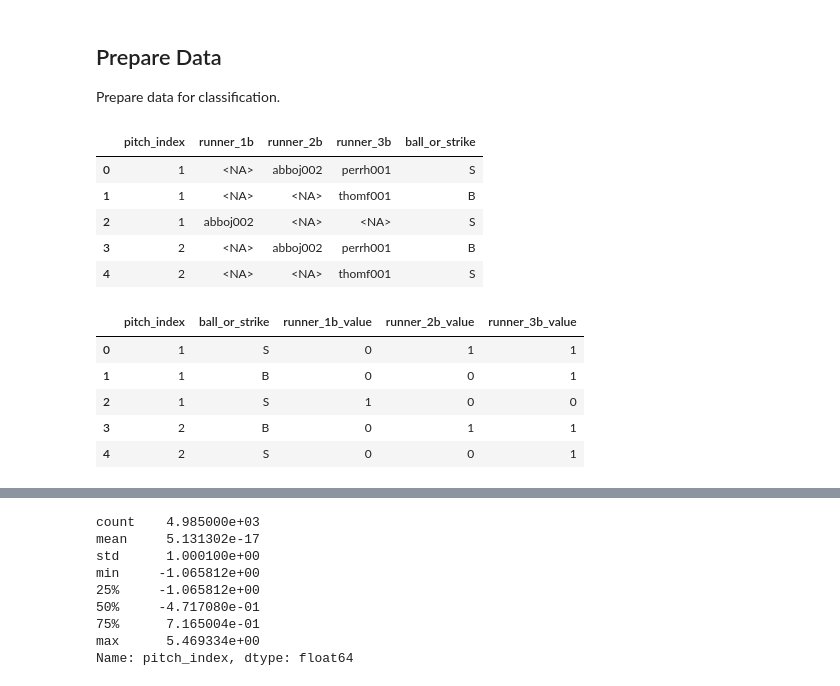
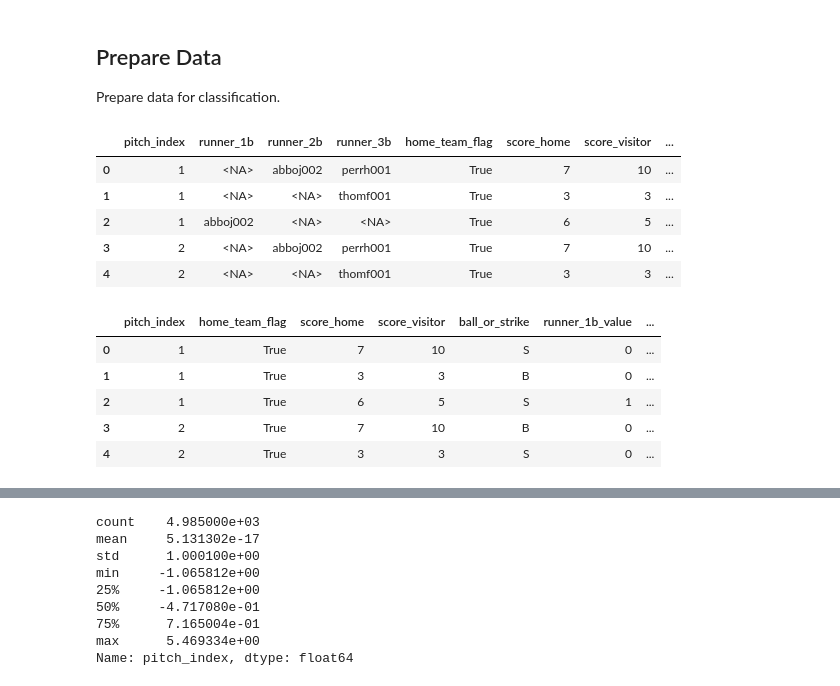
Before and after one commit to glroland/baseball, a Jupyter notebook: src/predict/predict_pitch_experiment.ipynb, the cells around one changed output, grey strips where cells are left out. Saved outputs shown, nothing was run; the diff lists cells and outputs as text; code cells hidden in the pictures.

Commit message:
added score deficit as a feature

```diff
--- a/src/predict/predict_pitch_experiment.ipynb
+++ b/src/predict/predict_pitch_experiment.ipynb
@@ -133,32 +131,32 @@ def override_with_stable_data(df):
 Prepare data for classification.
 # %%
 # focus data frame on prediction values
-df = full_df[["pitch_index", "runner_1b", "runner_2b", "runner_3b", "ball_or_strike"]]
+df = full_df[["pitch_index", "runner_1b", "runner_2b", "runner_3b", "home_team_flag", "score_home", "score_visitor", "ball_or_strike"]]
 df = df[df['ball_or_strike'].notnull()]
 
 df = df.convert_dtypes()
 df.head()
 # %% [output]
-|  | pitch_index | runner_1b | runner_2b | runner_3b | ball_or_strike |
-| 0 | 1 | <NA> | abboj002 | perrh001 | S |
-| 1 | 1 | <NA> | <NA> | thomf001 | B |
-| 2 | 1 | abboj002 | <NA> | <NA> | S |
-| 3 | 2 | <NA> | abboj002 | perrh001 | B |
-| 4 | 2 | <NA> | <NA> | thomf001 | S |
+|  | pitch_index | runner_1b | runner_2b | runner_3b | home_team_flag | score_home | score_visitor | ... |
+| 0 | 1 | <NA> | abboj002 | perrh001 | True | 7 | 10 | ... |
+| 1 | 1 | <NA> | <NA> | thomf001 | True | 3 | 3 | ... |
+| 2 | 1 | abboj002 | <NA> | <NA> | True | 6 | 5 | ... |
+| 3 | 2 | <NA> | abboj002 | perrh001 | True | 7 | 10 | ... |
+| 4 | 2 | <NA> | <NA> | thomf001 | True | 3 | 3 | ... |
 # %%
 df['runner_1b_value'] = df['runner_1b'].apply(lambda x: VALUE_TRUE if not isinstance(x, NAType) and len(x) > 0 else VALUE_FALSE)
 df['runner_2b_value'] = df['runner_2b'].apply(lambda x: VALUE_TRUE if not isinstance(x, NAType) and len(x) > 0 else VALUE_FALSE)
+
 df['runner_3b_value'] = df['runner_3b'].apply(lambda x: VALUE_TRUE if not isinstance(x, NAType) and len(x) > 0 else VALUE_FALSE)
-
 df.drop('runner_1b', axis=1, inplace=True)
 df.drop('runner_2b', axis=1, inplace=True)
 df.drop('runner_3b', axis=1, inplace=True)
 
 df.head()
 # %% [output]
-|  | pitch_index | ball_or_strike | runner_1b_value | runner_2b_value | runner_3b_value |
-| 0 | 1 | S | 0 | 1 | 1 |
-| 1 | 1 | B | 0 | 0 | 1 |
-| 2 | 1 | S | 1 | 0 | 0 |
-| 3 | 2 | B | 0 | 1 | 1 |
-| 4 | 2 | S | 0 | 0 | 1 |
+|  | pitch_index | home_team_flag | score_home | score_visitor | ball_or_strike | runner_1b_value | ... |
+| 0 | 1 | True | 7 | 10 | S | 0 | ... |
+| 1 | 1 | True | 3 | 3 | B | 0 | ... |
+| 2 | 1 | True | 6 | 5 | S | 1 | ... |
+| 3 | 2 | True | 7 | 10 | B | 0 | ... |
+| 4 | 2 | True | 3 | 3 | S | 0 | ... |
```
Also changed, not shown: parts of 12 cells of this notebook.
